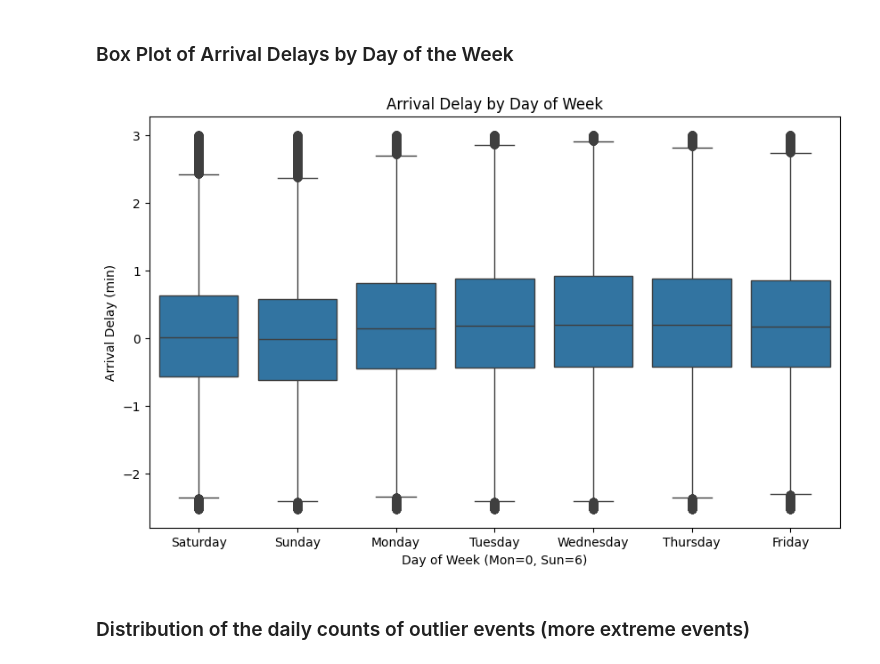
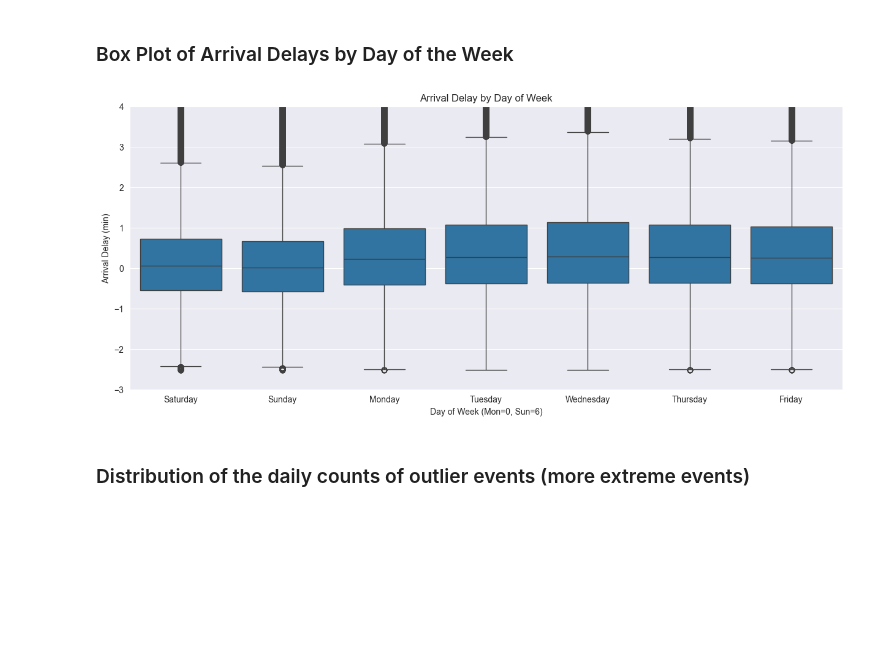
Before and after one commit to Bettomatt/CIP_FS25_211, a Jupyter notebook: scripts/visualizations_part3.ipynb, the cells around one changed output. Cells and saved outputs as stored; diff of their text form; code cells hidden in the pictures; blank space fills up the shorter version.

```diff
--- a/scripts/visualizations_part3.ipynb
+++ b/scripts/visualizations_part3.ipynb
@@ -227,6 +227,12 @@ data_no_nan2['orig_weather_description'] = data_no_nan2['orig_weather_descriptio
 # Add simplified Weather Code description
 
 data_no_nan2['simp_weather_description'] = data_no_nan2['weathercode'].apply(simplified_weather)
+# %%
+# set Path for storing images
+# project_dir = os.path.dirname(os.path.dirname(os.path.abspath(__file__)))
+# output_folder = os.path.join(project_dir, 'outputs')
+output_folder = "../outputs"
+os.makedirs(output_folder, exist_ok=True)
 # %%
 data_no_nan.describe()
 # %% [output]
@@ -417,14 +439,17 @@ plt.show()
 # %% [markdown]
 ### Box Plot of Arrival Delays by Day of the Week
 # %%
-plt.figure(figsize=(10, 6))
-sns.boxplot(data=data_no_nan, x="weekday", y="arrival_delay_min")
+plt.figure(figsize=(15, 6))
+sns.boxplot(data=data_no_nan2, x="weekday", y="arrival_delay_min")
 plt.title("Arrival Delay by Day of Week")
 plt.xlabel("Day of Week (Mon=0, Sun=6)")
 plt.ylabel("Arrival Delay (min)")
+plt.ylim(-3, 4)
+# Store image
+plt.savefig(os.path.join(output_folder, '3-Box Plot of Arrival Delays by Day of the Week.png'))
 plt.show()
 # %% [output]
-[figure, old version]
+[figure, new version]
 # %% [markdown]
 ### Distribution of the daily counts of outlier events (more extreme events)
 # %% [markdown]
```
Also changed, not shown: parts of 12 cells of this notebook, 11 other files.
